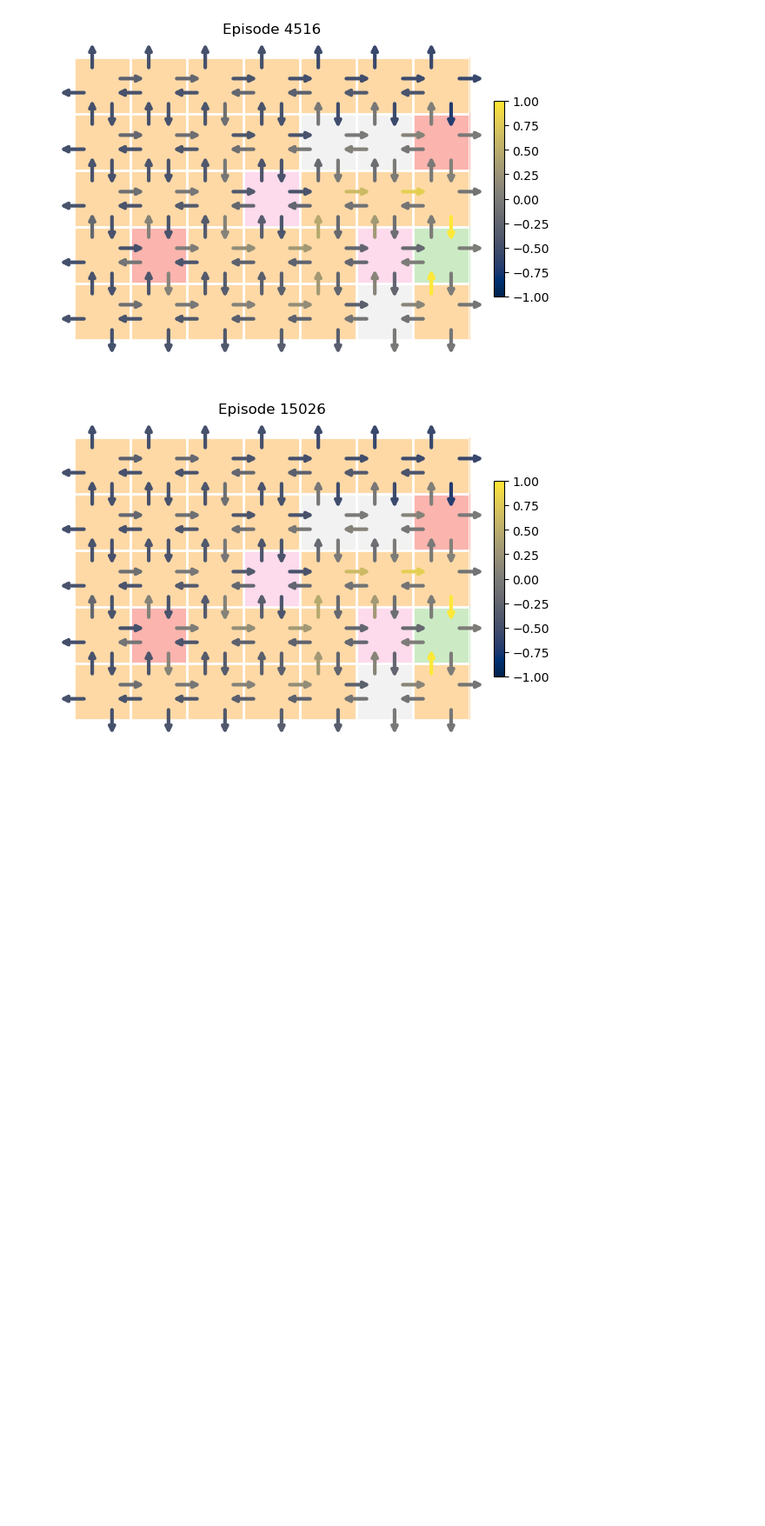
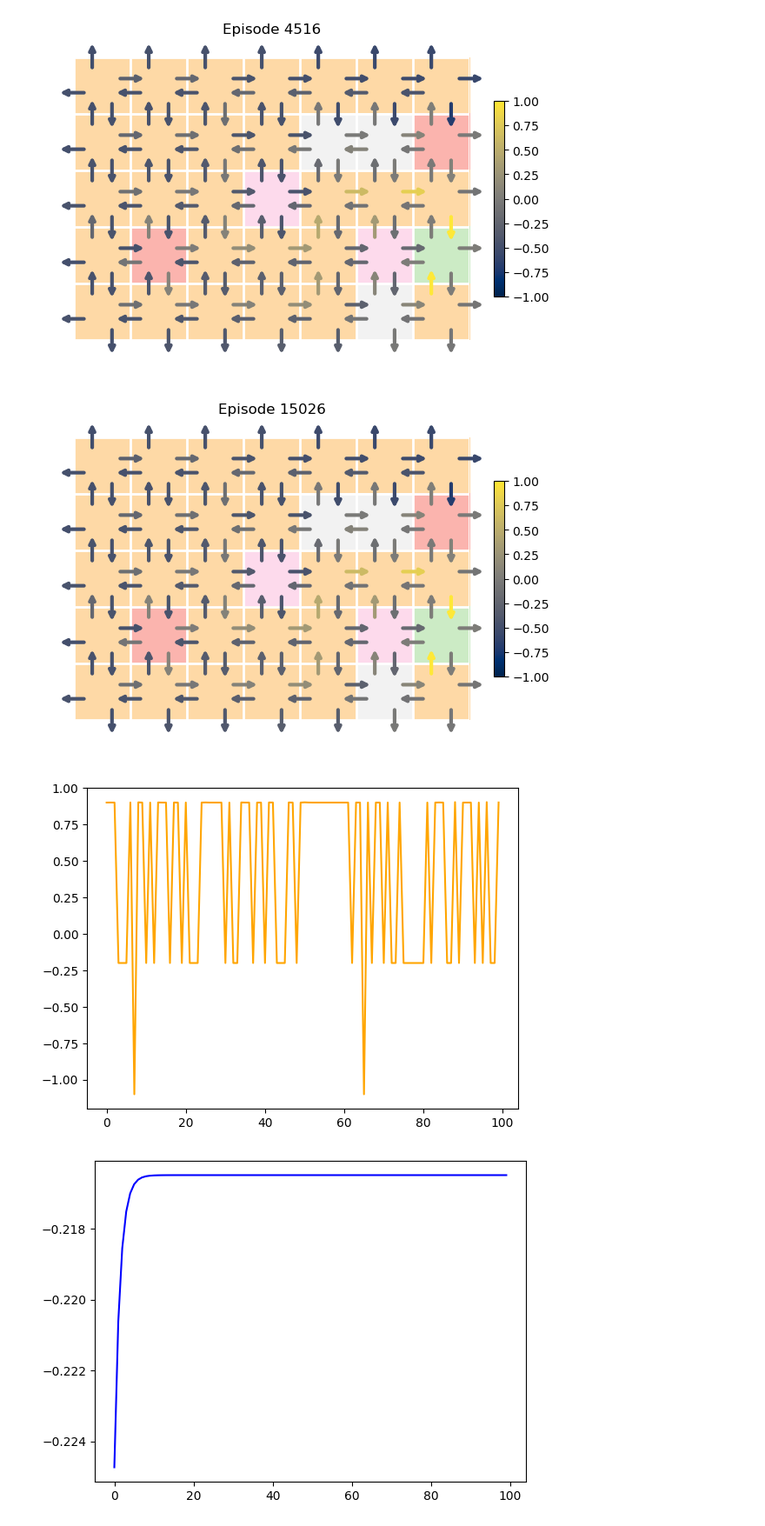
Before and after one commit to encomiastical/DRL_Homework, a Jupyter notebook: sheet03/DRL3.ipynb, the cells around one changed output. Shown at 87% size. Cells and saved outputs as stored; diff of their text form; code cells hidden in the pictures; blank space fills up the shorter version.

```diff
--- a/sheet03/DRL3.ipynb
+++ b/sheet03/DRL3.ipynb
@@ -59,8 +59,13 @@ class GridWorld():
             self.dynamics[from_tile][action] = {to_tile: 1}
         self.specialTiles[from_tile] = 'slider'
 
-    def reset(self):
-        self.state = random.choice(self.states)
+    def reset(self, start=None):
+        if start:
+            self.state = start
+            return start
+        else:
+            self.state = random.choice(self.states)
+            return self.state
         # self.reward = 0
 
     def step(self, action):
@@ -477,6 +496,73 @@ for episode, record in zip(Q_Record_Episodes, Q_Record):
 [figure]
 [figure]
 # %%
+#MC_Q
 SARSA_Q = Q_Record[4]
 
+Q = SARSA_Q
+
 interesting_state = (4,4)
+interesting_action = DOWN
+
+
+#Looking at MC
+greedy_policy = lambda world: max(Q[world.getState()], key=Q[world.getState()].get)
+
+def epsilon_greedy_policy(world):
+    if random.random() <= 0.2:
+        return random.choice(world.getActions())
+    else:
+        return greedy_policy(world)
+
+def sample_for_MC(gamma = 0.5):
+    Q_Record_MC = []
+    for i in range(100):
+        Q_Record_MC.append(MC(1, maxStep = 20, start_ = interesting_state, start_action_ = interesting_action, policy = epsilon_greedy_policy, gamma = gamma)[interesting_state][interesting_action])
+    return Q_Record_MC
+
+#Looking at SARSA
+def sample_for_SARSA(alpha = 0.5, gamma = 0.5):
+    Q_Record_SA = []
+    Q_Val = SARSA_Q[interesting_state][interesting_action]
+
+    for i in range(100):
+        state = world.reset(interesting_state)
+        action = interesting_action
+
+        # do SARSA episode
+        reward = world.step(action)
+        new_action = greedy_policy(world)
+
+        # 1 Step SARSA update for Q_Val, which is the Q_Value of our interesting_state/interesting_action
+        Q_Val += alpha * (reward + gamma*Q[new_state][new_action] - Q_Val)
+        Q_Record_SA.append(Q_Val)
+
+    return Q_Record_SA
+
+
+plt.plot(sample_for_MC(), color = "orange")
+plt.show()
+plt.plot(sample_for_SARSA(), color = "blue")
+plt.show()
+
+MC_MEANS = []
+MC_STDS = []
+SA_MEANS = []
+SA_STDS = []
+for i in range(100):
+    mc_sample = sample_for_MC()
+    MC_MEANS.append(np.mean(mc_sample))
+    MC_STDS.append(np.std(mc_sample))
+    sa_sample = sample_for_SARSA()
+    SA_MEANS.append(np.mean(sa_sample))
+    SA_STDS.append(np.std(sa_sample))
+
+plt.plot(MC_MEANS, color = "orange")
+plt.plot(SA_MEANS, color = "blue")
+plt.show()
+plt.plot(MC_STDS, color = "orange")
+plt.plot(SA_STDS, color = "blue")
+plt.show()
+# %% [output]
+[figure, added]
+[figure, added]
```
Also changed, not shown: parts of 6 cells of this notebook.
